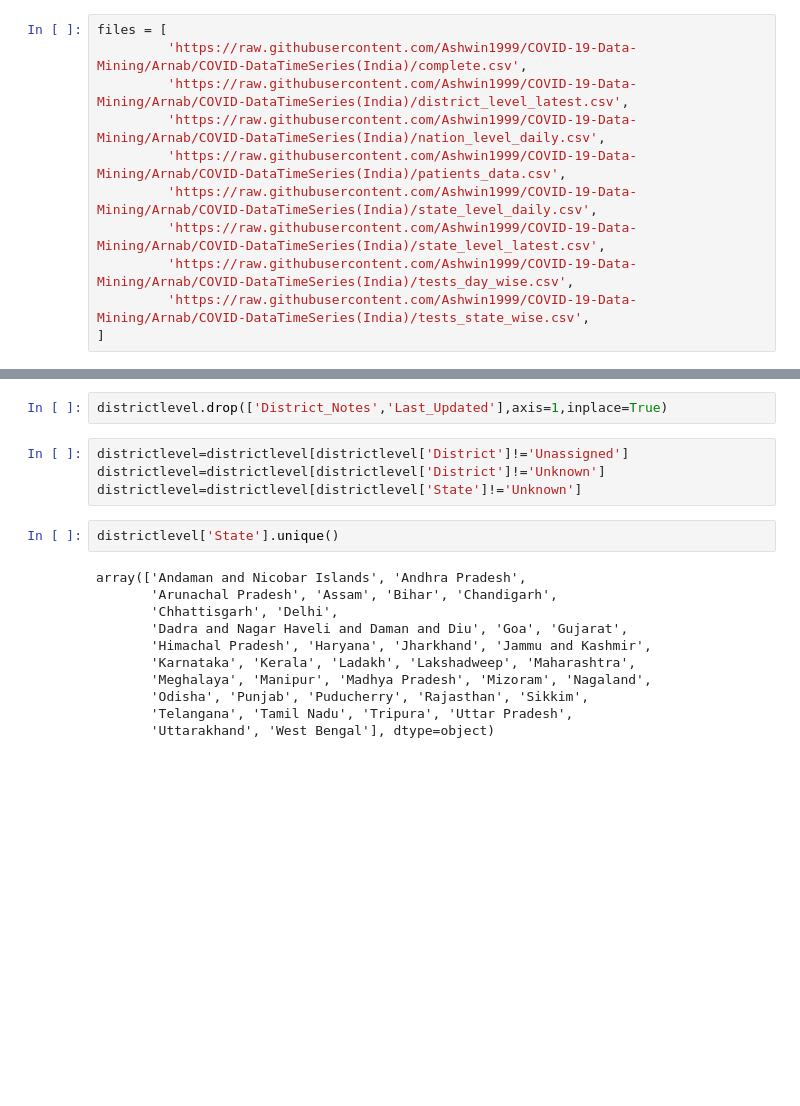
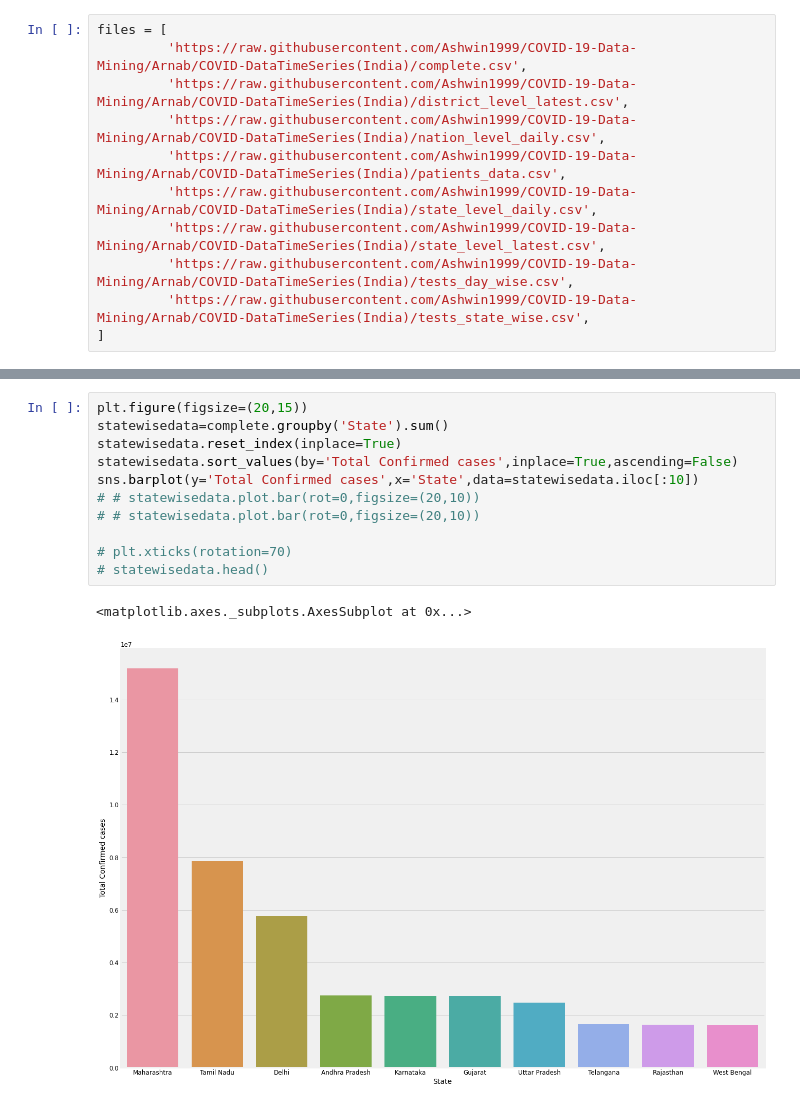
Before and after one commit to acchu99/covid-19-data-mining, a Jupyter notebook: COVID_19_Data_Mining.ipynb, the cells around one changed output, grey strips where cells are left out. Drawn from its saved outputs; the diff is of its cells as text; blank space fills up the shorter version.

```diff
--- a/COVID_19_Data_Mining.ipynb
+++ b/COVID_19_Data_Mining.ipynb
@@ -127,20 +89,15 @@ districtlevel.head()
-# %%
-districtlevel.drop(['District_Notes','Last_Updated'],axis=1,inplace=True)
-# %%
-districtlevel=districtlevel[districtlevel['District']!='Unassigned']
-districtlevel=districtlevel[districtlevel['District']!='Unknown']
-districtlevel=districtlevel[districtlevel['State']!='Unknown']
-# %%
-districtlevel['State'].unique()
-# %% [output]
-array(['Andaman and Nicobar Islands', 'Andhra Pradesh',
-       'Arunachal Pradesh', 'Assam', 'Bihar', 'Chandigarh',
-       'Chhattisgarh', 'Delhi',
-       'Dadra and Nagar Haveli and Daman and Diu', 'Goa', 'Gujarat',
-       'Himachal Pradesh', 'Haryana', 'Jharkhand', 'Jammu and Kashmir',
-       'Karnataka', 'Kerala', 'Ladakh', 'Lakshadweep', 'Maharashtra',
-       'Meghalaya', 'Manipur', 'Madhya Pradesh', 'Mizoram', 'Nagaland',
-       'Odisha', 'Punjab', 'Puducherry', 'Rajasthan', 'Sikkim',
-       'Telangana', 'Tamil Nadu', 'Tripura', 'Uttar Pradesh',
-       'Uttarakhand', 'West Bengal'], dtype=object)
+# %%
+plt.figure(figsize=(20,15))
+statewisedata=complete.groupby('State').sum()
+statewisedata.reset_index(inplace=True)
+statewisedata.sort_values(by='Total Confirmed cases',inplace=True,ascending=False)
+sns.barplot(y='Total Confirmed cases',x='State',data=statewisedata.iloc[:10])
+# # statewisedata.plot.bar(rot=0,figsize=(20,10))
+# # statewisedata.plot.bar(rot=0,figsize=(20,10))
+
+# plt.xticks(rotation=70)
+# statewisedata.head()
+# %% [output]
+<matplotlib.axes._subplots.AxesSubplot at 0x...>
+[figure, added]
 # %%
```
Also changed, not shown: parts of 23 cells of this notebook.
